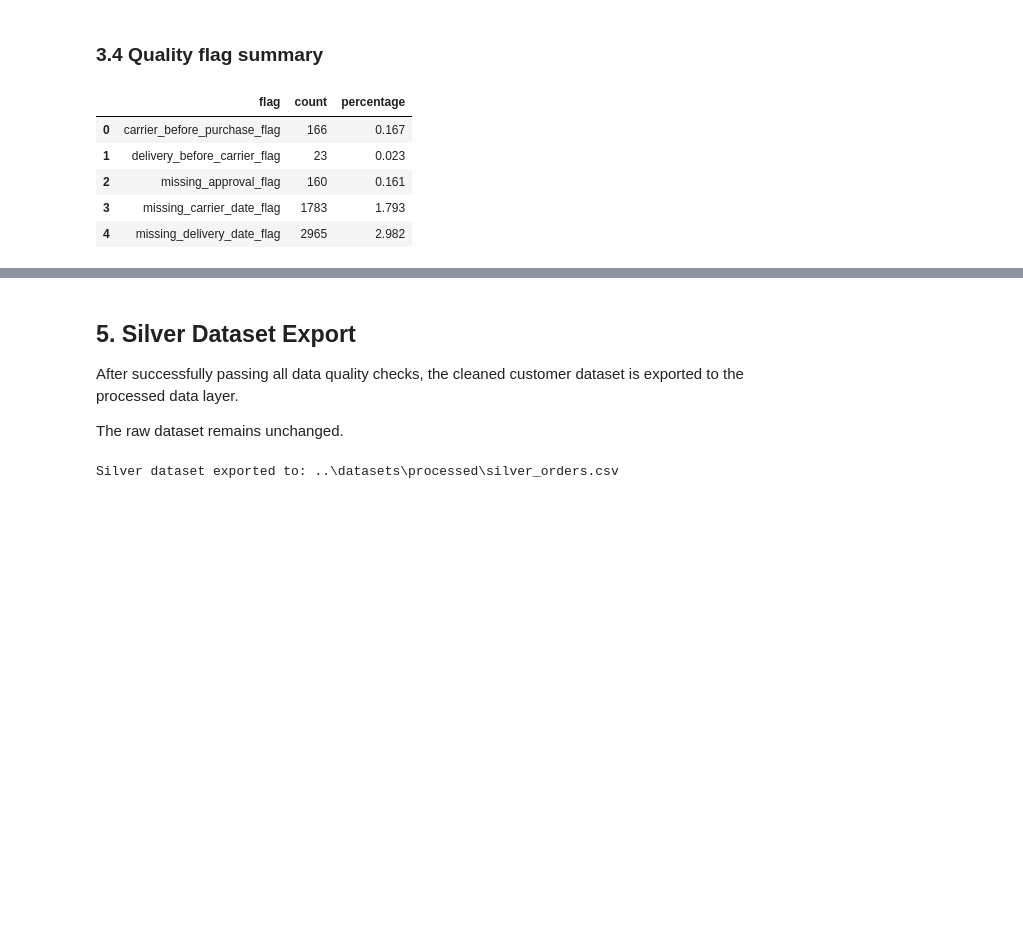
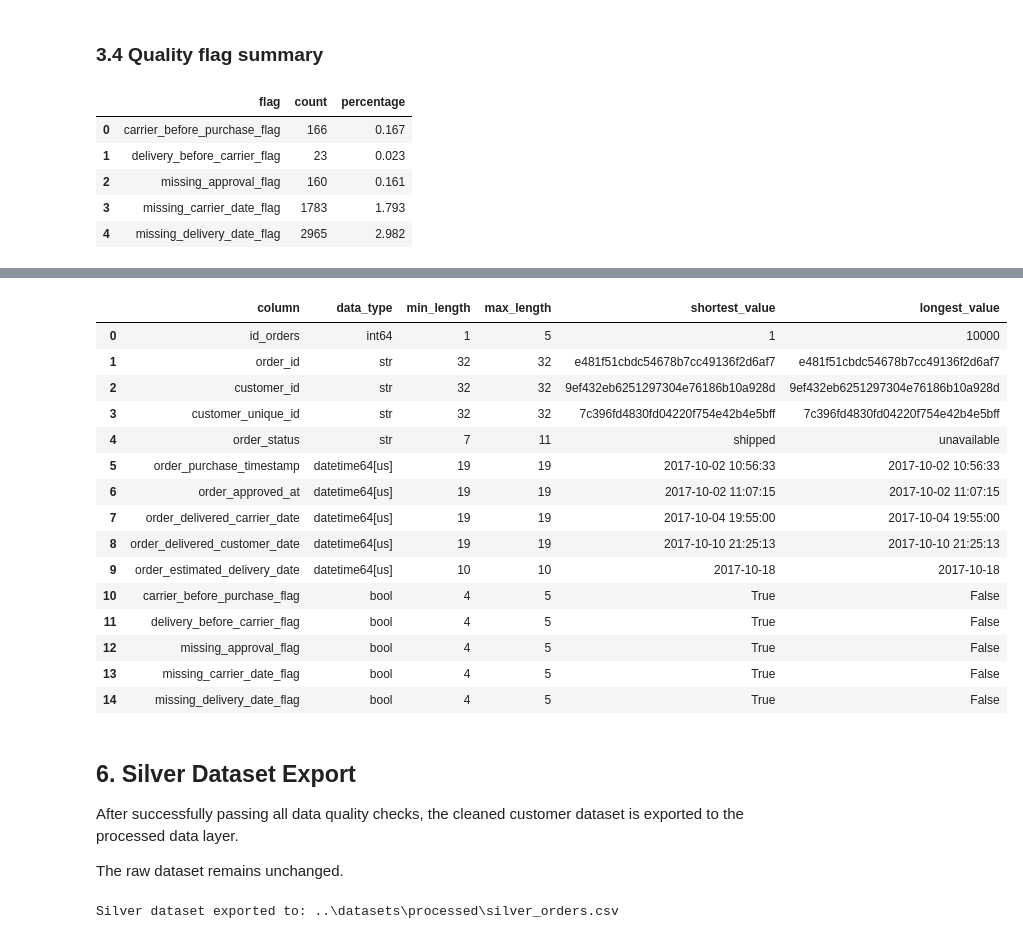
Before and after one commit to dtyrna/olist-marketplace-analysis, a Jupyter notebook: notebooks/02_orders_preprocessing.ipynb, the cells around one changed output, grey strips where cells are left out. Drawn from its saved outputs; the diff is of its cells as text; code cells hidden in the pictures; blank space fills up the shorter version.

Commit message:
update preprocessing notebooks customers, orders, order_reviews

```diff
--- a/notebooks/02_orders_preprocessing.ipynb
+++ b/notebooks/02_orders_preprocessing.ipynb
@@ -57,6 +57,8 @@ bronze_customers = pd.read_csv(RAW_PATH / "olist_customers_dataset.csv")
 orders_raw_row_count = len(bronze_orders)
 customers_raw_row_count = len(bronze_customers)
 
+silver_customers = pd.read_csv(PROCESSED_PATH / "silver_customers.csv")
+
 print(f"Bronze orders: {bronze_orders.shape}")
 print(f"Bronze customers: {bronze_customers.shape}")
 
@@ -494,19 +568,11 @@ The Silver layer preserves the original order-level data and includes data-quali
 # %%
-# Create Silver dataset from validated orders data
-silver_orders = bronze_orders.copy()
-
-# Create silver unique key
-silver_orders.insert(
-    0,
-    "id_orders",
-    range(1, len(silver_orders) + 1)
-)
 
 # Expected Silver schema
 expected_silver_columns = [
     "id_orders",
     "order_id",
     "customer_id",
+    "customer_unique_id",
     "order_status",
     "order_purchase_timestamp",
     "order_approved_at",
@@ -520,6 +586,7 @@ expected_silver_columns = [
     "missing_delivery_date_flag"
 ]
 
+silver_orders = silver_orders[expected_silver_columns]
 
 # Validate row count against raw dataset
 assert len(silver_orders) == orders_raw_row_count
@@ -666,5 +783,41 @@ Silver schema column order:
+# %%
+length_analysis = []
+
+for column in silver_orders.columns:
+    values = silver_orders[column].dropna().astype(str)
+    lengths = values.str.len()
+
+    length_analysis.append({
+        "column": column,
+        "data_type": str(silver_orders[column].dtype),
+        "min_length": lengths.min(),
+        "max_length": lengths.max(),
+        "shortest_value": values.loc[lengths.idxmin()],
+        "longest_value": values.loc[lengths.idxmax()]
+    })
+
+length_analysis = pd.DataFrame(length_analysis)
+
+length_analysis
+# %% [output]
+|  | column | data_type | min_length | max_length | shortest_value | longest_value |
+| 0 | id_orders | int64 | 1 | 5 | 1 | 10000 |
+| 1 | order_id | str | 32 | 32 | e481f51cbdc54678b7cc49136f2d6af7 | e481f51cbdc54678b7cc49136f2d6af7 |
+| 2 | customer_id | str | 32 | 32 | 9ef432eb6251297304e76186b10a928d | 9ef432eb6251297304e76186b10a928d |
+| 3 | customer_unique_id | str | 32 | 32 | 7c396fd4830fd04220f754e42b4e5bff | 7c396fd4830fd04220f754e42b4e5bff |
+| 4 | order_status | str | 7 | 11 | shipped | unavailable |
+| 5 | order_purchase_timestamp | datetime64[us] | 19 | 19 | 2017-10-02 10:56:33 | 2017-10-02 10:56:33 |
+| 6 | order_approved_at | datetime64[us] | 19 | 19 | 2017-10-02 11:07:15 | 2017-10-02 11:07:15 |
+| 7 | order_delivered_carrier_date | datetime64[us] | 19 | 19 | 2017-10-04 19:55:00 | 2017-10-04 19:55:00 |
+| 8 | order_delivered_customer_date | datetime64[us] | 19 | 19 | 2017-10-10 21:25:13 | 2017-10-10 21:25:13 |
+| 9 | order_estimated_delivery_date | datetime64[us] | 10 | 10 | 2017-10-18 | 2017-10-18 |
+| 10 | carrier_before_purchase_flag | bool | 4 | 5 | True | False |
+| 11 | delivery_before_carrier_flag | bool | 4 | 5 | True | False |
+| 12 | missing_approval_flag | bool | 4 | 5 | True | False |
+| 13 | missing_carrier_date_flag | bool | 4 | 5 | True | False |
+| 14 | missing_delivery_date_flag | bool | 4 | 5 | True | False |
 # %% [markdown]
-## 5. Silver Dataset Export
+## 6. Silver Dataset Export
 
 After successfully passing all data quality checks, the cleaned customer
 dataset is exported to the processed data layer.
```
Also changed, not shown: parts of 9 cells of this notebook, 6 other files.
